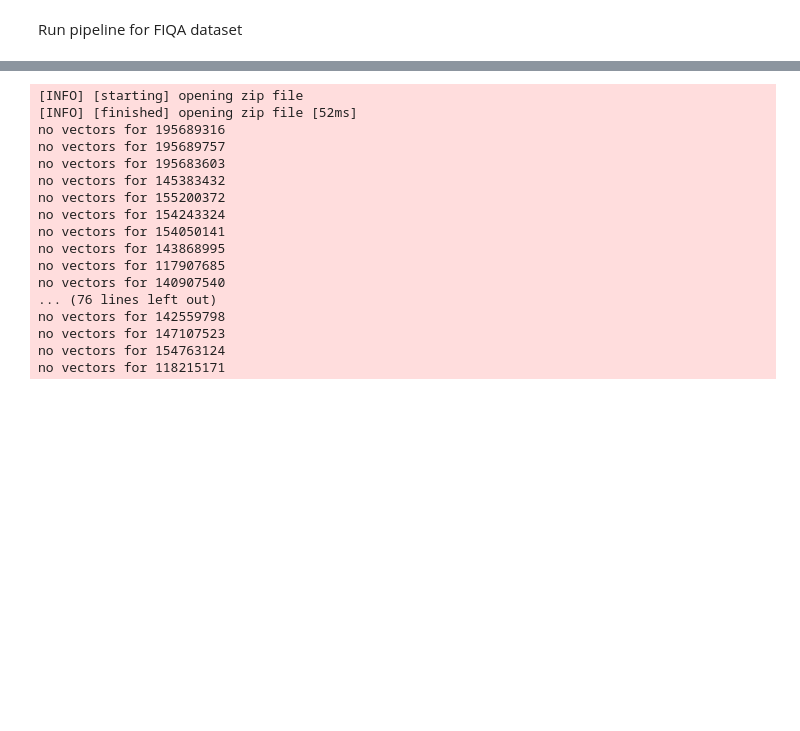
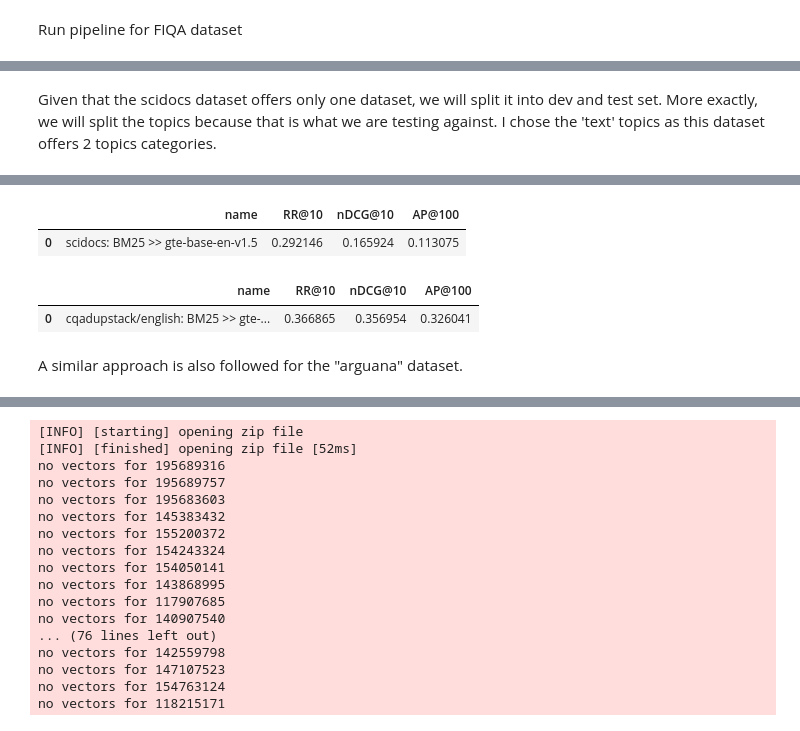
Before and after one commit to anistor09/Neural_Ranking_Models, a Jupyter notebook: gte-base-en-v1.5/experiments/experiments.py.ipynb, the cells around one changed output, grey strips where cells are left out. Saved outputs shown, nothing was run; the diff lists cells and outputs as text; code cells hidden in the pictures; blank space fills up the shorter version.

```diff
--- a/gte-base-en-v1.5/experiments/experiments.py.ipynb
+++ b/gte-base-en-v1.5/experiments/experiments.py.ipynb
@@ -106,0 +107,14 @@ Best setting is ['<fast_forward.util.pyterrier.FFInterpolate object at 0x...> al
+# %% [markdown]
+Given that the scidocs dataset offers only one dataset, we will split it into dev and test set. More exactly, we will split the topics because that is what we are testing against. I chose the 'text' topics as this dataset offers 2 topics categories.
+# %%
+from experiments_helper import split_dev_test, default_complete_test_pipeline
+
+dataset_name = "scidocs"
+dataset = pt.get_dataset("irds:beir/scidocs")
+topics = dataset.get_topics('text')
+
+dev_topics, test_topics = split_dev_test(topics, test_size=0.8)
+
+time_fct(default_complete_test_pipeline, dataset_name, dataset.get_qrels(), test_topics, q_encoder,
+         eval_metrics)
+# %% [output]
@@ -106,0 +122,17 @@ Best setting is ['<fast_forward.util.pyterrier.FFInterpolate object at 0x...> al
+|  | name | RR@10 | nDCG@10 | AP@100 |
+| 0 | scidocs: BM25 >> gte-base-en-v1.5 | 0.292146 | 0.165924 | 0.113075 |
+# %%
+from experiments_helper import split_dev_test, default_complete_test_pipeline
+
+dataset_name = "cqadupstack/english"
+dataset = pt.get_dataset("irds:beir/cqadupstack/english")
+topics = dataset.get_topics('text')
+
+dev_topics, test_topics = split_dev_test(topics, test_size=0.8)
+
+time_fct(default_complete_test_pipeline, dataset_name, dataset.get_qrels(), test_topics, q_encoder, eval_metrics)
+# %% [output]
+|  | name | RR@10 | nDCG@10 | AP@100 |
+| 0 | cqadupstack/english: BM25 >> gte-... | 0.366865 | 0.356954 | 0.326041 |
+# %% [markdown]
+A similar approach is also followed for the "arguana" dataset.
```
Also changed, not shown: parts of 16 cells of this notebook, 5 other files.
